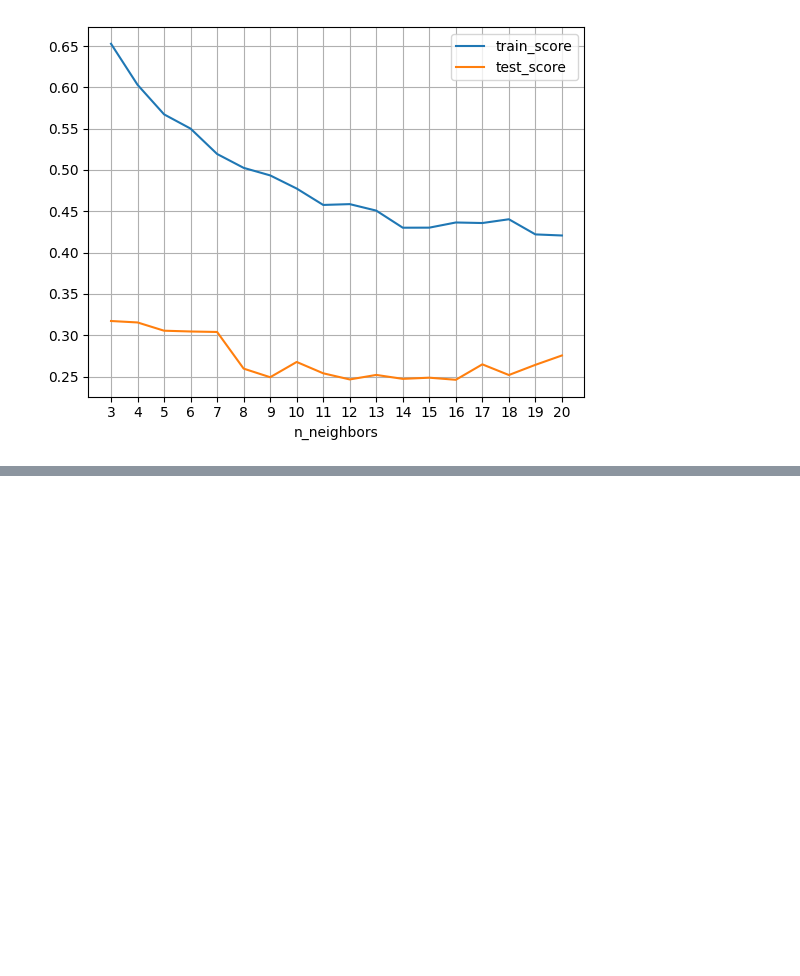
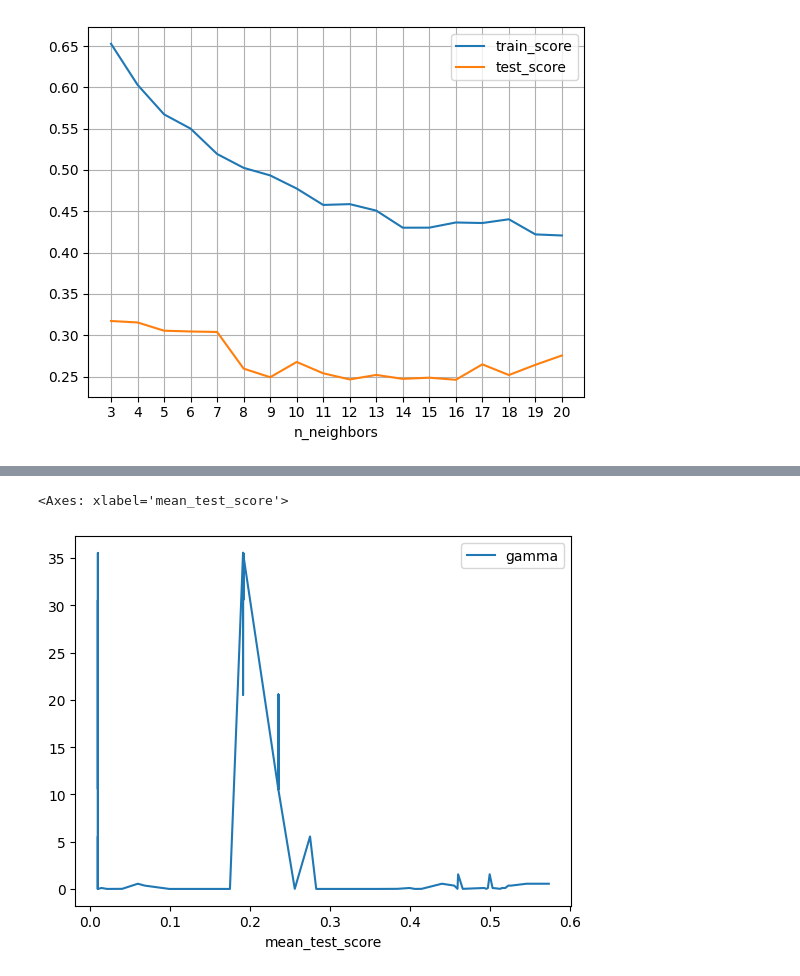
Before and after one commit to Brunoware/butterfly_images_classification, a Jupyter notebook: proyecto_1_clasificacion_prod_Bruno.ipynb, the cells around one changed output, grey strips where cells are left out. Saved outputs shown, nothing was run; the diff lists cells and outputs as text; code cells hidden in the pictures; blank space fills up the shorter version.

```diff
--- a/proyecto_1_clasificacion_prod_Bruno.ipynb
+++ b/proyecto_1_clasificacion_prod_Bruno.ipynb
@@ -218,9 +186,3 @@ for pipe_name, pipe_model in basic_models.items():
                               return_train_score = True,
                               return_estimator = True)
     cv_scores[pipe_name] = cv_model
-# %%
-from sklearn.ensemble import RandomForestClassifier
-
-rf = RandomForestClassifier(max_depth = 5, )
-rf_pipe = Pipeline([('pca', pca), ('clf', rf)])
-rf_pipe.fit(X_train, y_train)
@@ -362,7 +220,0 @@ alphas_sorted = np.sort(alphas)
-# %%
-clfs = []
-alphas = np.sort(alphas)
-for ccp_alpha in alphas:
-    clf = DecisionTreeClassifier(random_state=0, ccp_alpha=ccp_alpha)
-    clf.fit(X_train, y_train)
-    clfs.append(clf)
@@ -491,10 +290,10 @@ best_params
 # %%
 pca = PCA(n_components = n_components_pca, random_state = 23)
-lr_final = OneVsRestClassifier(LogisticRegression(gamma = 0.1, lam = 0.1, max_iter = 2000,
-                                                  penalty = 'l1',random_state = 23))
+lr_final = OneVsRestClassifier(LogisticRegression(learning_rate = 0.01, gamma = 0.4, lam = 0.1, max_iter = 2000,
+                                                  penalty = 'elasticnet',random_state = 23))
 
 lr_final_pipe = Pipeline([('pca', pca), ('clf', lr_final)])
-lr_final_pipe.fit(X_train, y_train)
+lr_final_pipe.fit(X_trainval, y_trainval)
 # %% [output]
 Pipeline(steps=[('pca', PCA(n_components=124, random_state=23)),
                 ('clf',
@@ -524,0 +447,10 @@ precision_val
+# %%
+results_sv = pd.DataFrame(grid_svm.cv_results_)
+param_columns = list(filter(lambda x: 'param_clf' in x, results_sv.columns.tolist()))
+rest_columns = ['mean_test_score', 'rank_test_score']
+results_sv = results_sv[param_columns + rest_columns]
+param_columns_renamed = [param.split('__')[-1] for param in param_columns]
+results_sv.columns = param_columns_renamed + rest_columns
+results_sv = results_sv.sort_values(by = 'rank_test_score')\
+						.reset_index(drop = True)
+results_sv
@@ -524,0 +471,5 @@ precision_val
+# %%
+results_sv.plot(x = 'mean_test_score', y = 'gamma')
+# %% [output]
+<Axes: xlabel='mean_test_score'>
+[figure, added]
```
Also changed, not shown: parts of 41 cells of this notebook.
